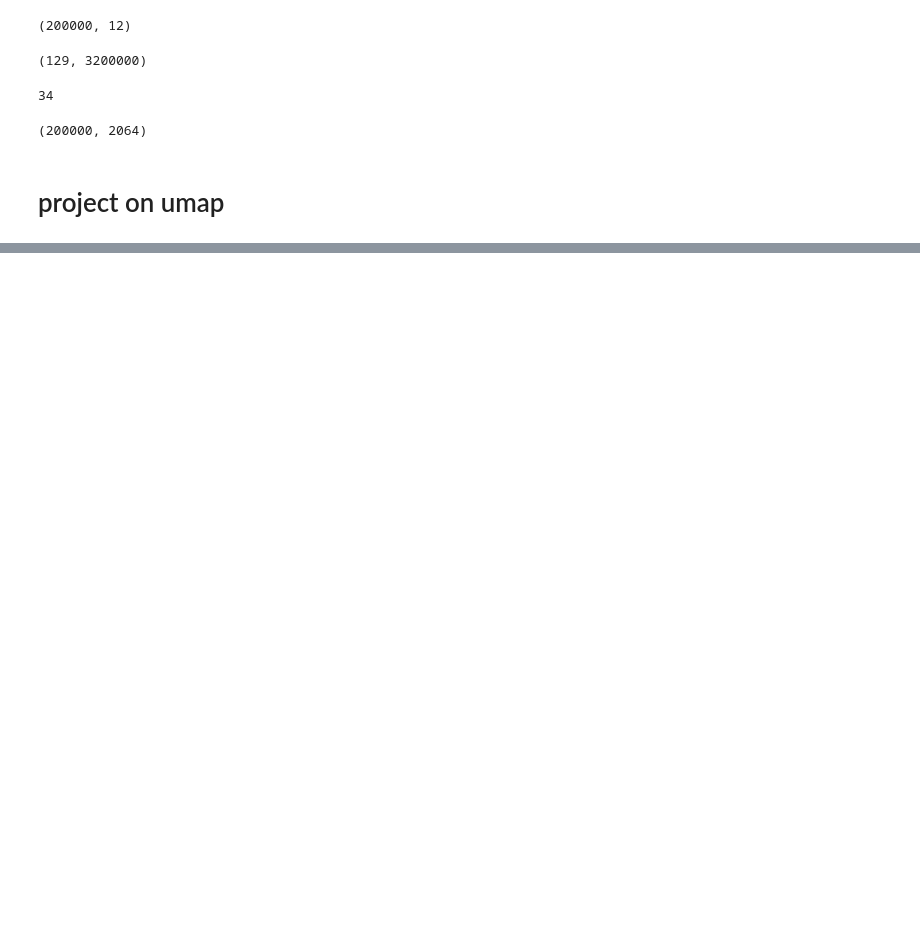
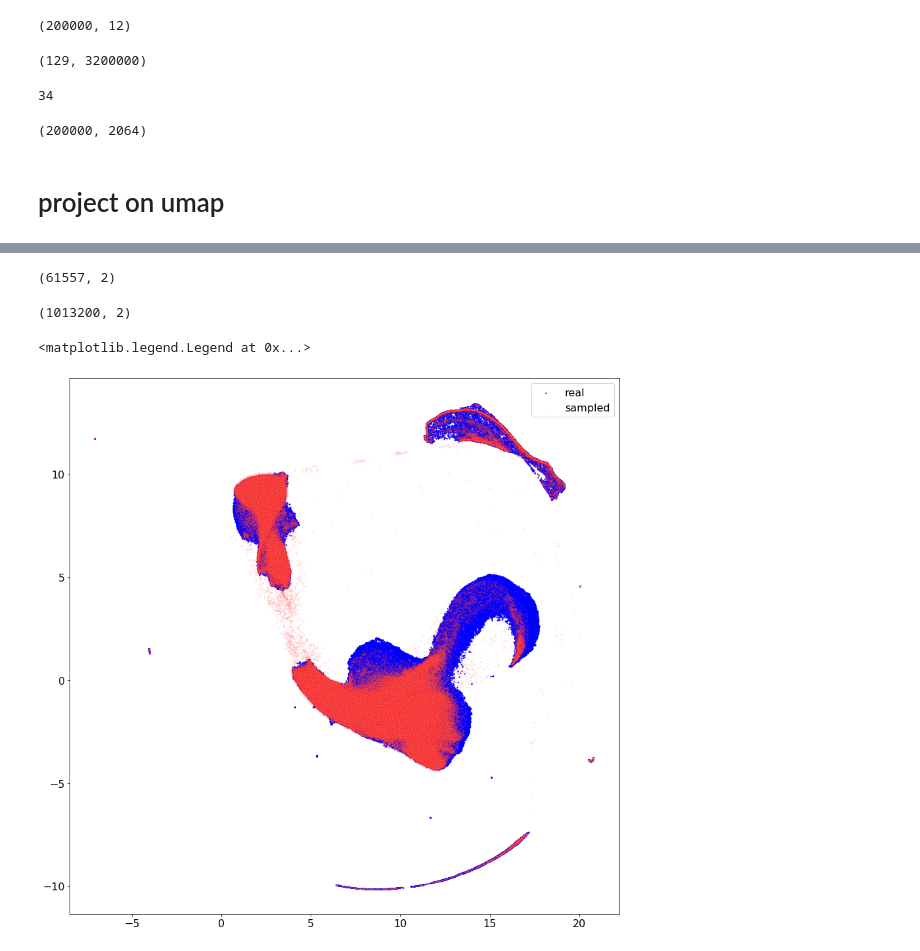
Before and after one commit to GaganNarula/birdsong_gan, a Jupyter notebook: birdsong_gan/notebooks/gn_umap_netG_samples_vs_real.ipynb, the cells around one changed output, grey strips where cells are left out. Cells and saved outputs as stored; diff of their text form; code cells hidden in the pictures; blank space fills up the shorter version.

```diff
--- a/birdsong_gan/notebooks/gn_umap_netG_samples_vs_real.ipynb
+++ b/birdsong_gan/notebooks/gn_umap_netG_samples_vs_real.ipynb
@@ -52,0 +73,5 @@ gc.collect()
+# %%
+Z_real = [overlap_encode(x, netE, transform_sample=False, imageW=16, cuda=True) for x in X]
+# %%
+Z_real = np.concatenate(Z_real)
+Z_real.shape
@@ -117,0 +166,2 @@ xreal.shape
+# %%
+zreal = umaplearner.fit_transform(Z_real)
@@ -119,6 +173,8 @@ xreal.shape
 xreal2 = umaplearner.transform(X_real)
 # %%
 xfake = umaplearner.transform(Z)
+# %%
+xfake = umaplearner.transform(X_tut)
 # %%
 xfake.shape
 # %% [output]
@@ -126,9 +182,21 @@ xfake.shape
+# %%
+zfake = umaplearner.transform(Z)
+zfake.shape
+# %% [output]
+(61557, 2)
+# %%
+xfake.shape
+# %% [output]
+(1013200, 2)
 # %%
 plt.figure(figsize=(15,15))
 plt.scatter(xreal[:,0], xreal[:,1], s = 5, c = 'b', marker='.', )
 plt.scatter(xfake[:,0], xfake[:,1], s = 3, c = 'w', marker='o', edgecolors='r', alpha=0.1)
 plt.legend(['real', 'sampled'])
 #plt.show()
-plt.savefig('/home/songbird/Dropbox/Work/MDGAN_paper/Figures_for_paper/Final_figures/Figure2/r15y5_umap_nz12_day25_hmm100_vs_real.jpg',
-            format='jpg', dpi=200)
-plt.close()
+#plt.savefig('/home/songbird/Dropbox/Work/MDGAN_paper/Figures_for_paper/Final_figures/Figure2/r15y5_umap_nz12_day18_tutor_vs_real.jpg',
+#            format='jpg', dpi=200)
+#plt.close()
+# %% [output]
+<matplotlib.legend.Legend at 0x...>
+[figure, added]
```
Also changed, not shown: parts of 31 cells of this notebook, 14 other files.
